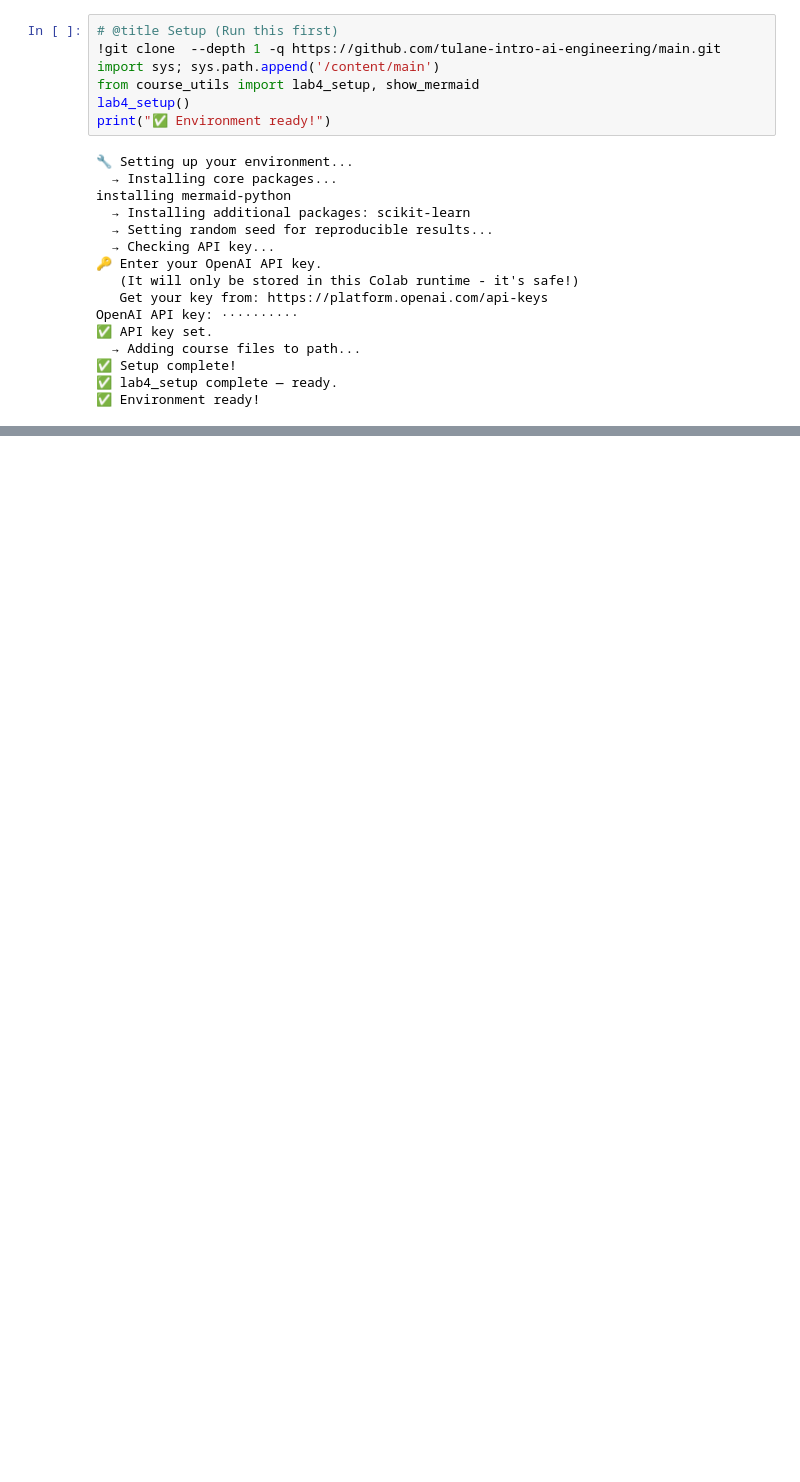
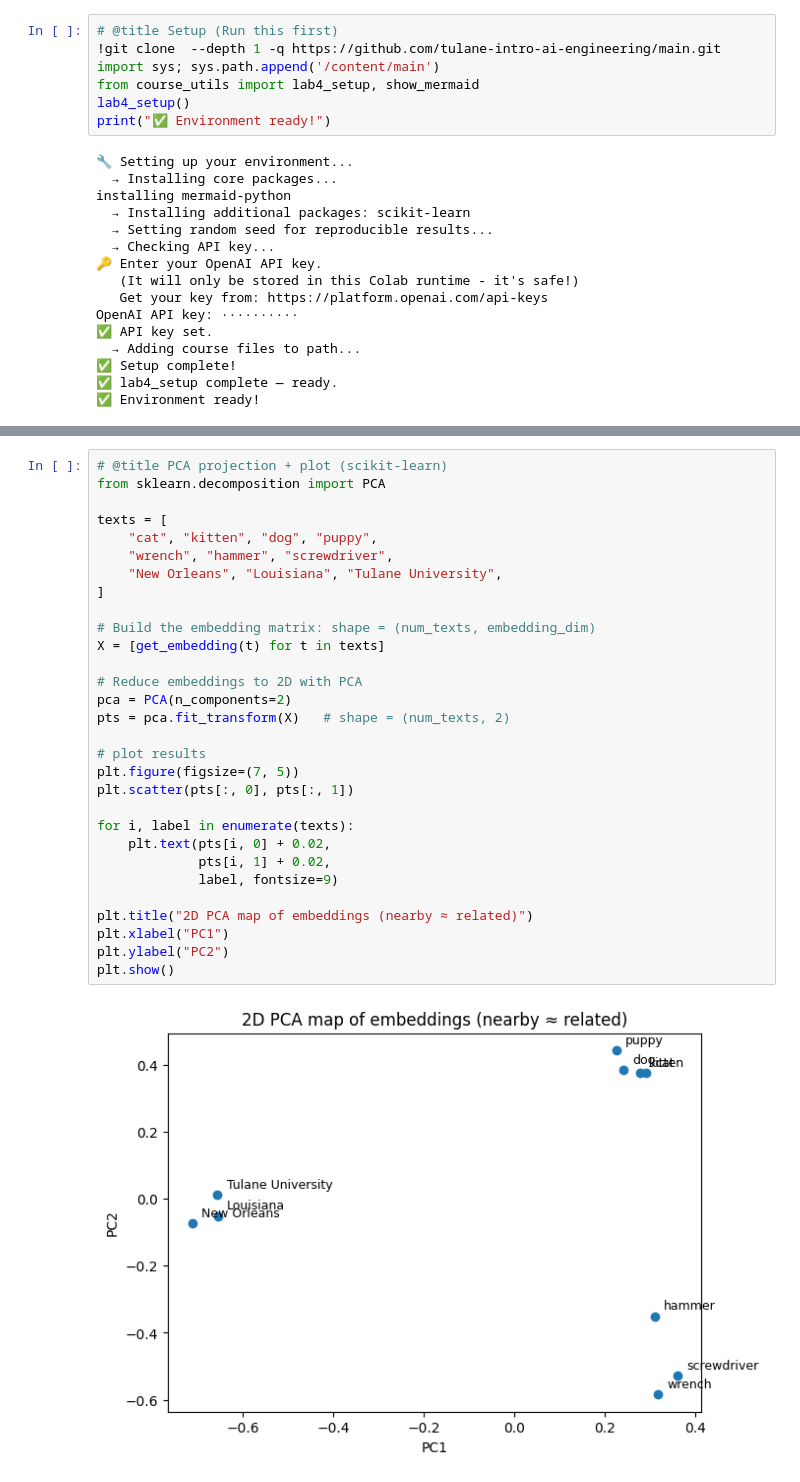
Before and after one commit to tulane-intro-ai-engineering/main, a Jupyter notebook: lectures/embeddings_lecture.ipynb, the cells around one changed output, grey strips where cells are left out. Saved outputs shown, nothing was run; the diff lists cells and outputs as text; blank space fills up the shorter version.

```diff
--- a/lectures/embeddings_lecture.ipynb
+++ b/lectures/embeddings_lecture.ipynb
@@ -246,0 +484,32 @@ Reflection: “How might we measure whether embeddings are *good enough* for a t
+# %%
+# @title PCA projection + plot (scikit-learn)
+from sklearn.decomposition import PCA
+
+texts = [
+    "cat", "kitten", "dog", "puppy",
+    "wrench", "hammer", "screwdriver",
+    "New Orleans", "Louisiana", "Tulane University",
+]
+
+# Build the embedding matrix: shape = (num_texts, embedding_dim)
+X = [get_embedding(t) for t in texts]
+
+# Reduce embeddings to 2D with PCA
+pca = PCA(n_components=2)
+pts = pca.fit_transform(X)   # shape = (num_texts, 2)
+
+# plot results
+plt.figure(figsize=(7, 5))
+plt.scatter(pts[:, 0], pts[:, 1])
+
+for i, label in enumerate(texts):
+    plt.text(pts[i, 0] + 0.02,
+             pts[i, 1] + 0.02,
+             label, fontsize=9)
+
+plt.title("2D PCA map of embeddings (nearby ≈ related)")
+plt.xlabel("PC1")
+plt.ylabel("PC2")
+plt.show()
+# %% [output]
+[figure, added]
```
Also changed, not shown: parts of 48 cells of this notebook, 1 other file.
